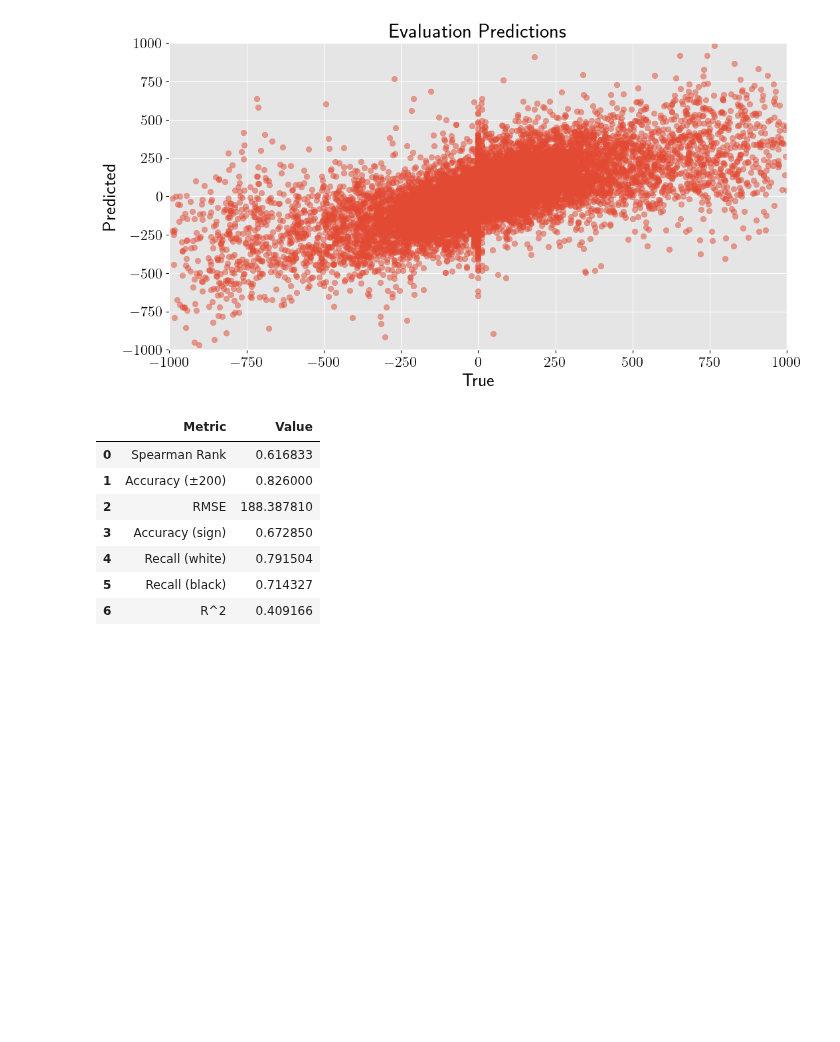
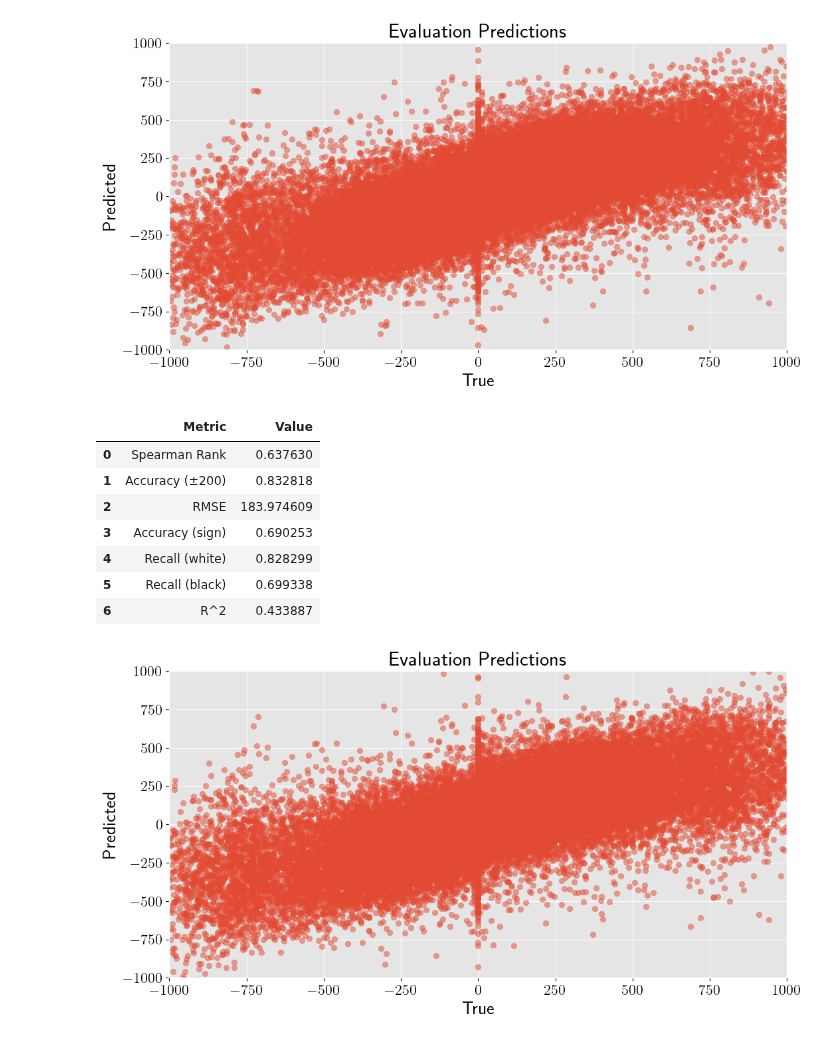
Before and after one commit to NatanSisoev/Chess-ML-Evaluator, a Jupyter notebook: storage/storage.ipynb, the cells around one changed output. Cells and saved outputs as stored; diff of their text form; code cells hidden in the pictures; blank space fills up the shorter version.

```diff
--- a/storage/storage.ipynb
+++ b/storage/storage.ipynb
@@ -45,14 +8,22 @@ evaluate(xgb_one_full_rd_mm, one_full_rd_dm)
-# %%
-mlpr_one_mm, one_dm = load_model("mlp_one")  # ~5 seconds
-mlpr_one_mm.predict(one_dm.X_test)
-evaluate(mlpr_one_mm, one_dm)
-# %% [output]
-[figure, removed]
-|  | Metric | Value |
-| 0 | Spearman Rank | 0.616833 |
-| 1 | Accuracy (±200) | 0.826000 |
-| 2 | RMSE | 188.387810 |
-| 3 | Accuracy (sign) | 0.672850 |
-| 4 | Recall (white) | 0.791504 |
-| 5 | Recall (black) | 0.714327 |
-| 6 | R^2 | 0.409166 |
+# %%
+dm = DataManager(read_size=1_000_000, sample_size=100_000, test_size=0.99)
+# %%
+mm1, _ = load_model("xgb_one_full_rd_skip", dm=False)
+mm4, _ = load_model("xgb_four_full_rd_skip", dm=False)
+
+mm1.predict(dm.X_test)
+mm4.predict(dm.X_test)
+# %%
+display(evaluate(mm1, dm))
+display(evaluate(mm4, dm))
+# %% [output]
+[figure, added]
+|  | Metric | Value |
+| 0 | Spearman Rank | 0.637630 |
+| 1 | Accuracy (±200) | 0.832818 |
+| 2 | RMSE | 183.974609 |
+| 3 | Accuracy (sign) | 0.690253 |
+| 4 | Recall (white) | 0.828299 |
+| 5 | Recall (black) | 0.699338 |
+| 6 | R^2 | 0.433887 |
+[figure, added]
```
Also changed, not shown: parts of 5 cells of this notebook, 11 other files.
